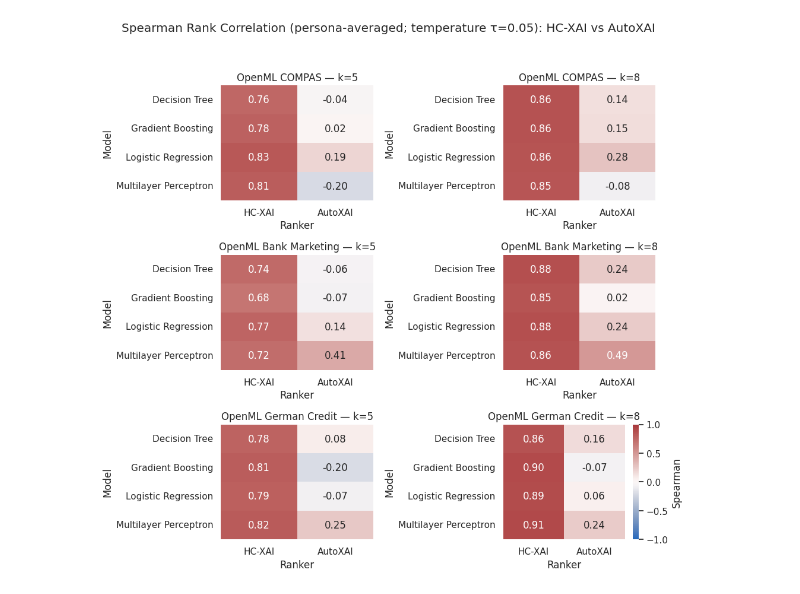
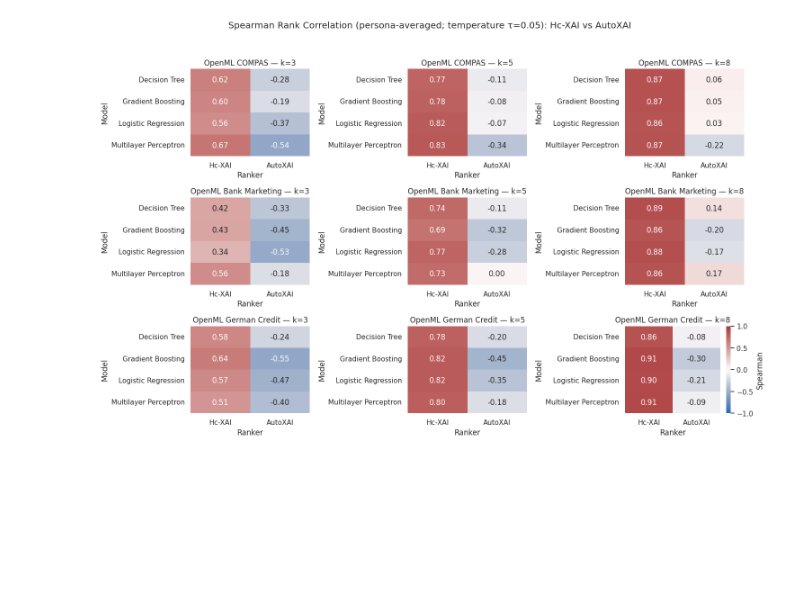
Before and after one commit to kellemNegasi/perso-xai, a Jupyter notebook: src/preference_learning/report_visualization.ipynb, the cells around one changed output. Saved outputs shown, nothing was run; the diff lists cells and outputs as text; code cells hidden in the pictures; blank space fills up the shorter version.

```diff
--- a/src/preference_learning/report_visualization.ipynb
+++ b/src/preference_learning/report_visualization.ipynb
@@ -26,7 +26,8 @@ MODEL_LABELS = {
 }
 
 # Path to either a single simulation JSON or a directory containing multiple JSON files.
-RESULTS_PATH = Path('../../results') / 'full_run_dec8' / 'preference_learning_simulation' / 'full_lm_stats'
+RESULTS_PATH = Path('../../results') / 'full_run_dec8' / 'preference_learning_simulation' / 'basic_features/untuned-svc' # basic_plus_stat, full_lm_stats, basic_features
+
 
 # Optional filters.
 PERSONA_FILTER: str | None = None  # e.g. 'clinician' / 'regulator' / 'lay_user'
@@ -75,7 +76,7 @@ def load_simulation_results(path: Path = RESULTS_PATH) -> pd.DataFrame:
             tau = None
 
         for method, key in (
-            ('svc', 'aggregate_top_k_mean'),
+            ('hc_xai', 'aggregate_top_k_mean'),
             ('autoxai', 'aggregate_autoxai_top_k_mean'),
         ):
             top_k = payload.get(key) or {}
@@ -212,5 +327,5 @@ plot_bars_by_dataset(summary_df)
 # %%
-HEATMAP_METHOD = 'svc'  # 'svc' or 'autoxai'
+HEATMAP_METHOD = 'hc_xai'  # 'hx_xai' or 'autoxai'
 HEATMAP_METRIC = 'precision'  # 'precision' / 'recall' / 'jaccard'
 
 heatmap_source = results_df.copy()
@@ -245,11 +360,11 @@ for dataset_key, subset in heatmap_source[heatmap_source['method'] == HEATMAP_ME
 # %%
-# Spearman heatmaps (persona-averaged): HC-XAI (Ours) vs AutoXAI
+# Spearman heatmaps (persona-averaged): HX-XAI (Ours) vs AutoXAI
 
-K_VALUES = [5, 8]
+K_VALUES = [3, 5, 8]
 DATASETS_TO_PLOT = ['open_compas', 'openml_bank_marketing', 'openml_german_credit']
 
 ranker_labels = {
-    'svc': 'HC-XAI',
+    'hc_xai': 'Hc-XAI',
     'autoxai': 'AutoXAI',
 }
 
@@ -295,7 +410,7 @@ else:
 
     n_rows = len(datasets)
     n_cols = len(K_VALUES)
-    fig, axes = plt.subplots(n_rows, n_cols, figsize=(10, 3.2 * n_rows), squeeze=False)
+    fig, axes = plt.subplots(n_rows, n_cols, figsize=(5 * n_cols, 3.2 * n_rows), squeeze=False)
 
     for row_idx, dataset_key in enumerate(datasets):
         dataset_label = DATASET_LABELS.get(dataset_key, _format_label(dataset_key))
@@ -312,7 +427,7 @@ else:
                 .rename(columns=ranker_labels)
             )
 
-            desired_cols = [ranker_labels['svc'], ranker_labels['autoxai']]
+            desired_cols = [ranker_labels['hc_xai'], ranker_labels['autoxai']]
             pivot_table = pivot_table.reindex(columns=[c for c in desired_cols if c in pivot_table.columns])
 
             present_models = set(subset['model'])
@@ -324,32 +439,32 @@ else:
             if model_order:
                 pivot_table = pivot_table.reindex(model_order)
 
             mask = pivot_table.isna()
             sns.heatmap(
                 pivot_table,
                 annot=True,
                 fmt='.2f',
                 cmap='vlag',
                 vmin=-1,
                 vmax=1,
                 mask=mask,
                 ax=ax,
                 cbar=(row_idx == n_rows - 1 and col_idx == n_cols - 1),
                 cbar_kws={'label': 'Spearman'} if (row_idx == n_rows - 1 and col_idx == n_cols - 1) else None,
             )
             ax.set_title(f"{dataset_label} — k={k}")
             ax.set_xlabel('Ranker')
             ax.set_ylabel('Model')
 
     fig.suptitle(
         f"Spearman Rank Correlation (persona-averaged; temperature {temperature_title}): "
-        f"{ranker_labels['svc']} vs {ranker_labels['autoxai']}"
+        f"{ranker_labels['hc_xai']} vs {ranker_labels['autoxai']}"
     )
     fig.tight_layout(rect=[0, 0, 1, 0.95])
     spearman_fig = REPORTS_DIR / f"spearman_heatmaps_all_datasets_all_models_{RUN_SUFFIX}.png"
     fig.savefig(spearman_fig, dpi=300, bbox_inches='tight')
     spearman_df.to_csv(REPORTS_DIR / f"spearman_heatmap_values_all_datasets_all_models_{RUN_SUFFIX}.csv", index=False)
     plt.show()
     plt.close(fig)
 # %% [output]
-[figure, old version]
+[figure, new version]
```
Also changed, not shown: parts of 9 cells of this notebook, 10 other files.
